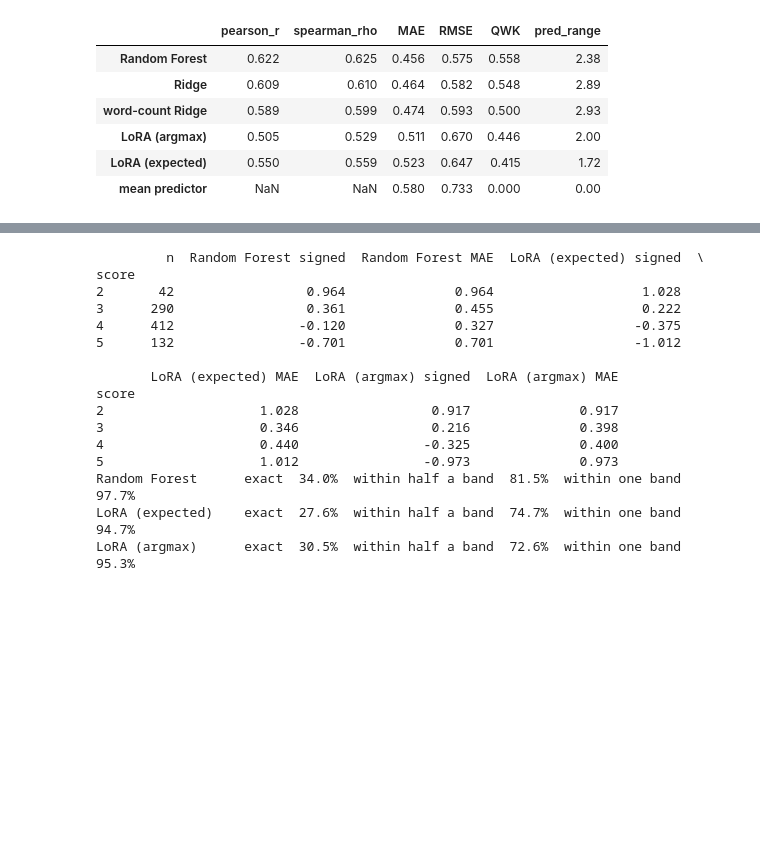
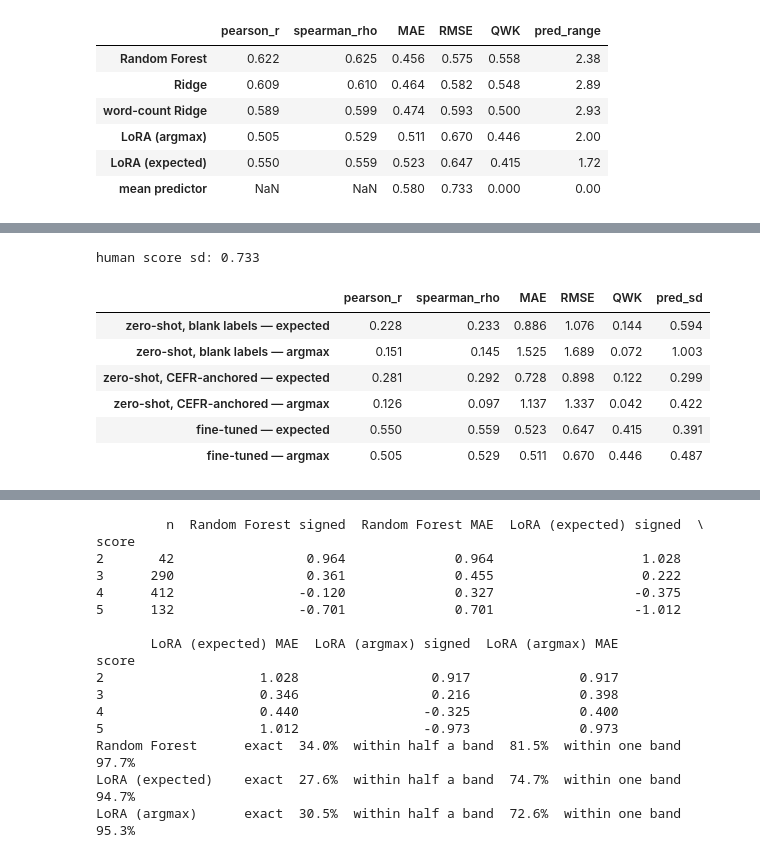
Before and after one commit to GavinReid82/cefr-speech-scoring-lab, a Jupyter notebook: notebooks/05_finetuned_scorer.ipynb, the cells around one changed output, grey strips where cells are left out. Saved outputs shown, nothing was run; the diff lists cells and outputs as text; code cells hidden in the pictures; blank space fills up the shorter version.

```diff
--- a/notebooks/05_finetuned_scorer.ipynb
+++ b/notebooks/05_finetuned_scorer.ipynb
@@ -219,0 +249,45 @@ matched rows: 876 of 876 LoRA predictions, 876 feature rows
+# %%
+ZERO_SHOT = {
+    "zero-shot, blank labels": "zeroshot_Qwen2.5-1.5B-Instruct-4bit",
+    "zero-shot, CEFR-anchored": "zeroshot-rubric_Qwen2.5-1.5B-Instruct-4bit",
+}
+
+zs = {}
+for name, tag in ZERO_SHOT.items():
+    path = DERIVED / f"lora_oof_{tag}.json"
+    assert path.exists(), (
+        f"no cache at {path.name} — run:\n"
+        f"  python scripts/finetune_lora.py --zero-shot"
+        + (" --rubric" if "rubric" in tag else ""))
+    folds_ = json.loads(path.read_text())["folds"]
+    frame = pd.concat([pd.DataFrame({
+        "utt": f["utt"], "score": f["y_true"], "fold": int(k),
+        "expected": f["expected"], "argmax": f["argmax"],
+        "probs": [np.array(p) for p in f["probs"]],
+    }) for k, f in sorted(folds_.items(), key=lambda kv: int(kv[0]))], ignore_index=True)
+
+    # the untrained arm is only a floor if it is the floor for *these* rows and folds
+    chk = frame.merge(lora[["utt", "fold", "score"]], on="utt", suffixes=("", "_ft"))
+    assert len(chk) == len(lora), "zero-shot run covers different rows than the trained arm"
+    assert (chk.fold == chk.fold_ft).all(), "fold assignment differs from the trained arm"
+    assert np.allclose(chk.score, chk.score_ft), "human scores differ from the trained arm"
+    zs[name] = frame.set_index("utt").loc[data.utt].reset_index()   # align to `data` order
+
+floor = {f"{n} — {d}": fr[d].to_numpy() for n, fr in zs.items()
+         for d in ("expected", "argmax")}
+floor["fine-tuned — expected"] = preds["LoRA (expected)"]
+floor["fine-tuned — argmax"] = preds["LoRA (argmax)"]
+
+floor_tbl = pd.DataFrame({n: evaluate(y, p) for n, p in floor.items()}).T
+floor_tbl["pred_sd"] = [round(float(np.std(p)), 3) for p in floor.values()]
+print(f"human score sd: {y.std():.3f}")
+floor_tbl.round(3)
+# %% [output]
+human score sd: 0.733
+|  | pearson_r | spearman_rho | MAE | RMSE | QWK | pred_sd |
+| zero-shot, blank labels — expected | 0.228 | 0.233 | 0.886 | 1.076 | 0.144 | 0.594 |
+| zero-shot, blank labels — argmax | 0.151 | 0.145 | 1.525 | 1.689 | 0.072 | 1.003 |
+| zero-shot, CEFR-anchored — expected | 0.281 | 0.292 | 0.728 | 0.898 | 0.122 | 0.299 |
+| zero-shot, CEFR-anchored — argmax | 0.126 | 0.097 | 1.137 | 1.337 | 0.042 | 0.422 |
+| fine-tuned — expected | 0.550 | 0.559 | 0.523 | 0.647 | 0.415 | 0.391 |
+| fine-tuned — argmax | 0.505 | 0.529 | 0.511 | 0.670 | 0.446 | 0.487 |
```
Also changed, not shown: parts of 7 cells of this notebook.
